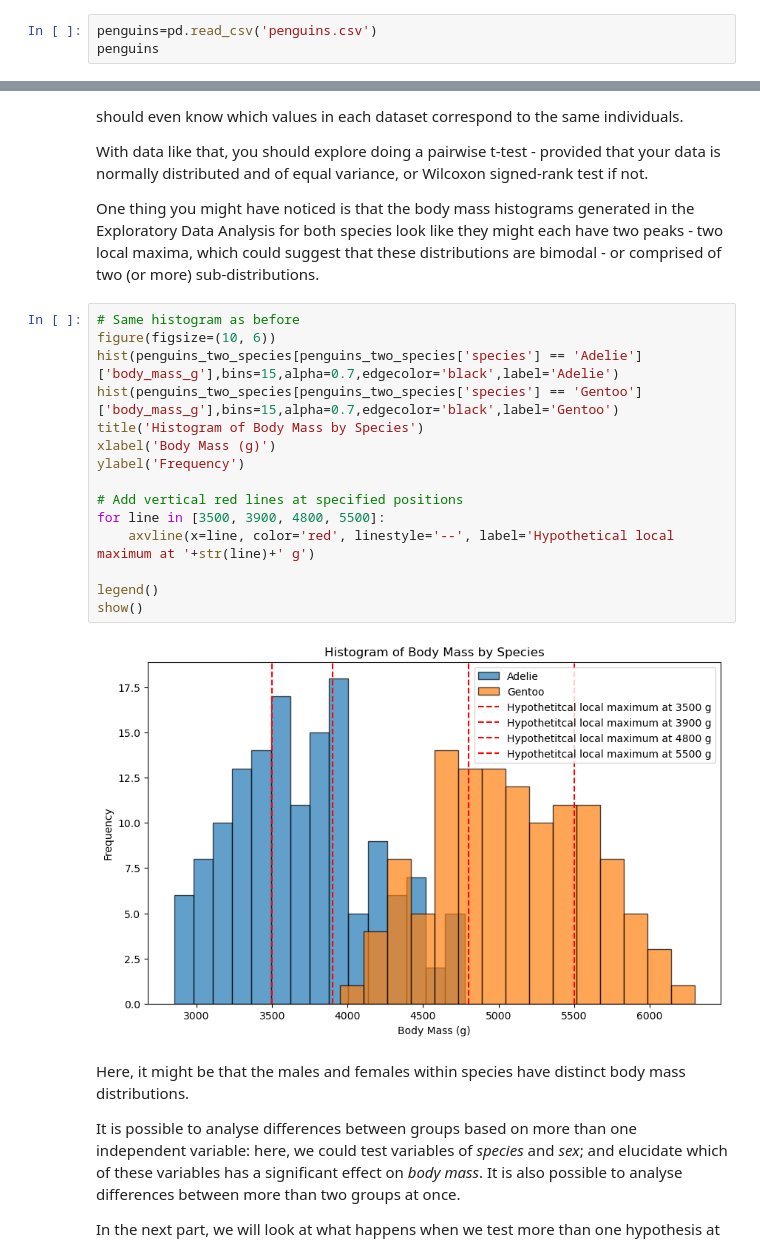
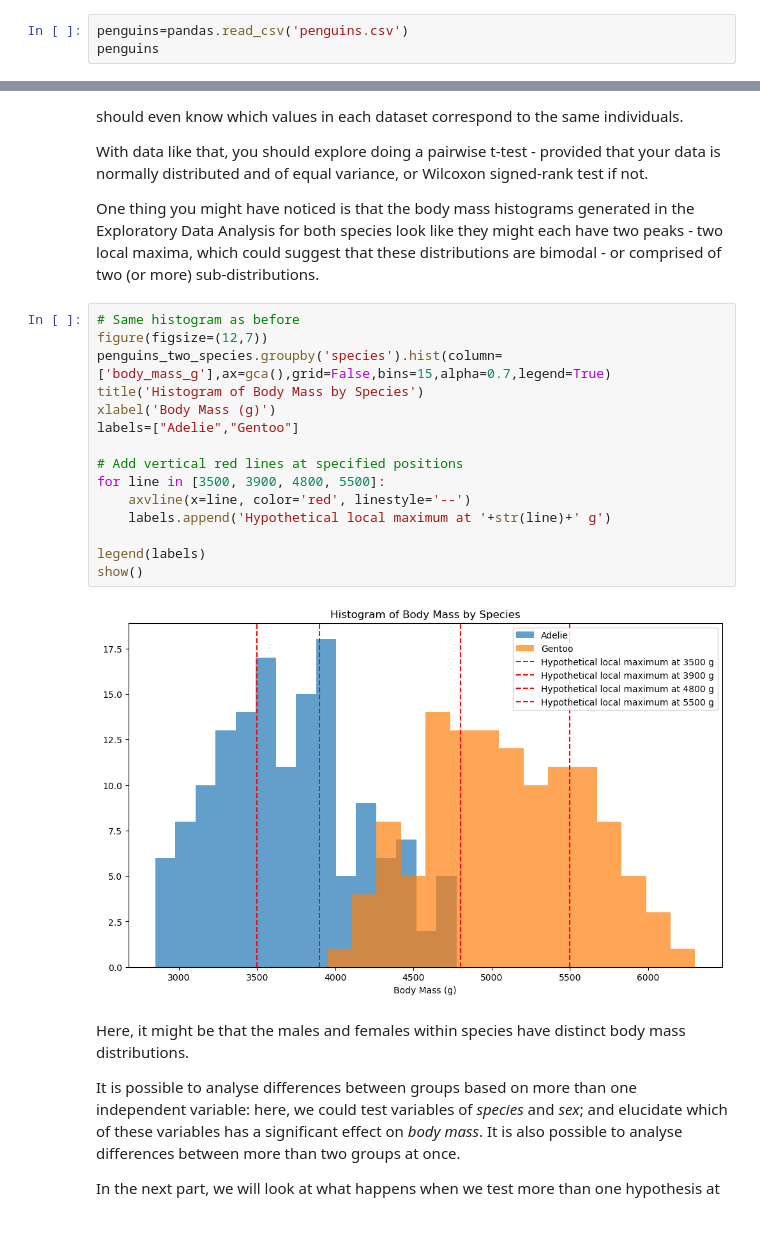
Before and after one commit to imperialchem/python-stats-intro, a Jupyter notebook: part1/stats-intro1.ipynb, the cells around one changed output, grey strips where cells are left out. Drawn from its saved outputs; the diff is of its cells as text; blank space fills up the shorter version.

```diff
--- a/part1/stats-intro1.ipynb
+++ b/part1/stats-intro1.ipynb
@@ -105,7 +105,7 @@ import scipy.stats
 
 We will first load the data from the penguin survey from the CSV file into a pandas dataframe.
 # %%
-penguins=pd.read_csv('penguins.csv')
+penguins=pandas.read_csv('penguins.csv')
 penguins
 # %% [output]
 |  | species | island | bill_length_mm | bill_depth_mm | flipper_length_mm | body_mass_g | sex |
@@ -280,21 +275,21 @@ With data like that, you should explore doing a pairwise t-test - provided that
 One thing you might have noticed is that the body mass histograms generated in the Exploratory Data Analysis for both species look like they might each have two peaks - two local maxima, which could suggest that these distributions are bimodal - or comprised of two (or more) sub-distributions.
 # %%
 # Same histogram as before
-figure(figsize=(10, 6))
-hist(penguins_two_species[penguins_two_species['species'] == 'Adelie']['body_mass_g'],bins=15,alpha=0.7,edgecolor='black',label='Adelie')
-hist(penguins_two_species[penguins_two_species['species'] == 'Gentoo']['body_mass_g'],bins=15,alpha=0.7,edgecolor='black',label='Gentoo')
+figure(figsize=(12,7))
+penguins_two_species.groupby('species').hist(column=['body_mass_g'],ax=gca(),grid=False,bins=15,alpha=0.7,legend=True)
 title('Histogram of Body Mass by Species')
 xlabel('Body Mass (g)')
-ylabel('Frequency')
+labels=["Adelie","Gentoo"]
 
 # Add vertical red lines at specified positions
 for line in [3500, 3900, 4800, 5500]:
-    axvline(x=line, color='red', linestyle='--', label='Hypothetical local maximum at '+str(line)+' g')
+    axvline(x=line, color='red', linestyle='--')
+    labels.append('Hypothetical local maximum at '+str(line)+' g')
 
-legend()
+legend(labels)
 show()
 # %% [output]
-[figure, old version]
+[figure, new version]
 # %% [markdown]
 Here, it might be that the males and females within species have distinct body mass distributions.
 
```
Also changed, not shown: parts of 9 cells of this notebook, 1 other file.
